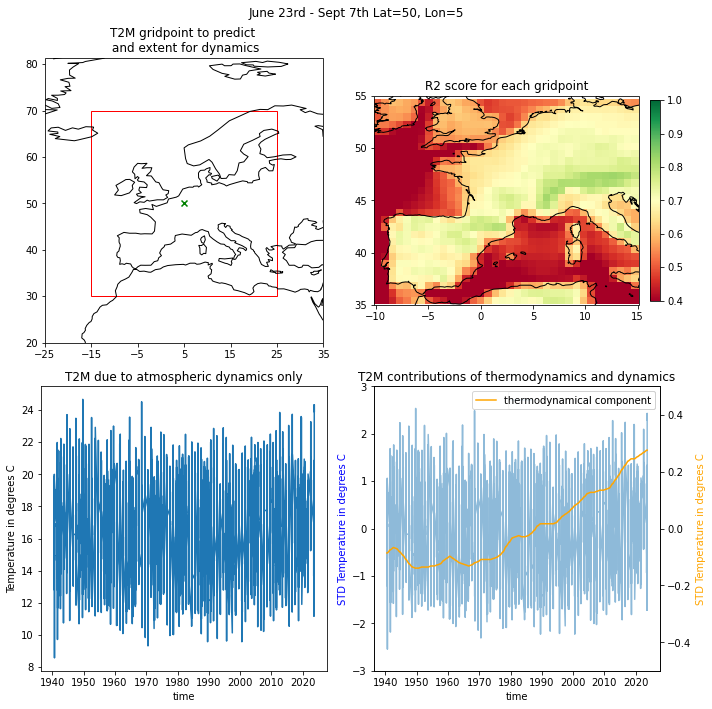
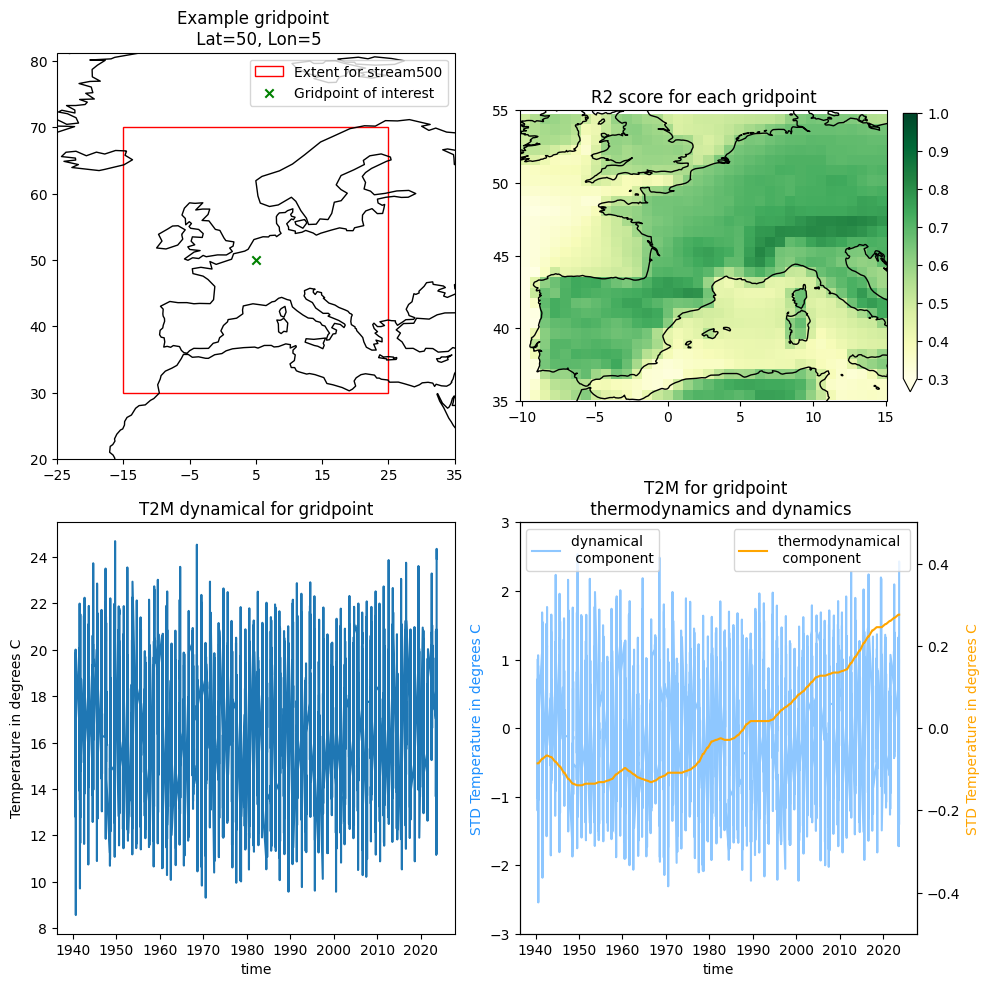
The change to this notebook cell's code, shown as a diff; its figure went from the first image to the second:
--- before
+++ after
@@ -1,5 +1,5 @@
 import matplotlib.gridspec as gridspec
 import matplotlib.patches as mpatches
-
+%matplotlib inline
 
 lon, lat = 5, 50
@@ -15,11 +15,15 @@
 
 ax1 = fig.add_subplot(gs[0:3, 0:3], projection=ccrs.PlateCarree())
-ax1.set_extent([lon-(window+10), lon+(window+10), lat-(window+10), lat+(window+10)])
+size=10
+ax1.set_extent([lon-(window+size), lon+(window+size), lat-(window+size), lat+(window+size)])
 ax1.add_patch(mpatches.Rectangle(xy=[lon_bounds[0],lat_bounds[0]], width=window*2, height=window*2,
                                 facecolor='none', edgecolor='red',
-                                transform=ccrs.PlateCarree()))
+                                transform=ccrs.PlateCarree(), label="Extent for stream500"))
 ax1.coastlines()
-ax1.scatter(lon,lat, transform=ccrs.PlateCarree(), color='g', marker='x')
-ax1.set_title("T2M gridpoint to predict \n and extent for dynamics")
+ax1.scatter(lon,lat, transform=ccrs.PlateCarree(), color='g', marker='x', label="Gridpoint of interest")
+
+ax1.legend()
+# ax1.set_title("T2M gridpoint to predict \n and extent for dynamics")
+ax1.set_title(f"Example gridpoint \n Lat={lat}, Lon={lon}")
 ax1.set_xticks(np.arange(lon-(window+10), lon+(window+10+1), 10))
 ax1.set_yticks(np.arange(lat-(window+10), lat+(window+10+1), 10))
@@ -30,6 +34,6 @@
 ax2 = fig.add_subplot(gs[0:3, 3:6], projection=ccrs.PlateCarree())
 pc = ax2.pcolormesh(t2m_decom["R2"].longitude,t2m_decom["R2"].latitude,t2m_decom["R2"].values,
-                    vmin=0.4, vmax=1, cmap="RdYlGn")
-fig.colorbar(pc, ax=ax2, fraction=0.035, pad=0.04)
+                    vmin=0.3, vmax=1, cmap="YlGn") #YlGnBu
+fig.colorbar(pc, ax=ax2, fraction=0.035, pad=0.04, extend='min')
 ax2.coastlines()
 ax2.set_title("R2 score for each gridpoint")
@@ -39,5 +43,5 @@
 ax3 = fig.add_subplot(gs[3:6, 0:3])
 ax3.plot(t2m_decom["T2M_dynamic"].time, t2m_decom["T2M_dynamic"].sel(latitude=lat, longitude=lon, method="nearest"))
-ax3.set_title("T2M due to atmospheric dynamics only")
+ax3.set_title("T2M dynamical for gridpoint")
 ax3.set_xlabel("time")
 ax3.set_ylabel("Temperature in degrees C")
@@ -48,17 +52,20 @@
 ax5 = ax4.twinx()
 ax4.plot(t2m_decom["T2M_dynamical_std"].time, t2m_decom["T2M_dynamical_std"].sel(latitude=lat, longitude=lon, method="nearest"), 
-         label="dynamical component", alpha=0.5)
+         label="dynamical \n component", alpha=0.5, c="dodgerblue")
 ax5.plot(t2m_decom["T2M_thermodynamic_std"].time, t2m_decom["T2M_thermodynamic_std"].sel(latitude=lat, longitude=lon, method="nearest"), 
-         label="thermodynamical component", c="orange")
+         label="thermodynamical \n component", c="orange")
 
-ax4.set_title("T2M contributions of thermodynamics and dynamics")
+ax4.set_title("T2M for gridpoint \n thermodynamics and dynamics")
 ax4.set_xlabel("time")
-ax4.set_ylabel("STD Temperature in degrees C", c="blue")
+ax4.set_ylabel("STD Temperature in degrees C", c="dodgerblue")
 ax5.set_ylabel("STD Temperature in degrees C", c="orange")
 ax5.set_ylim(-0.5, 0.5)
 ax4.set_ylim(-3, 3)
-ax4.legend()
+ax4.legend(loc="upper left")
 ax5.legend()
 
-fig.suptitle(f"{fileshort} Lat={lat}, Lon={lon}")
+# fig.suptitle(f"{fileshort} Lat={lat}, Lon={lon}")
 fig.tight_layout()
+
+fig.savefig("/home/thappe/HeaT/Figures/DynDecomp_A1.png", dpi=400)
+plt.show()

Commit: New figures, some updates for the draft 2